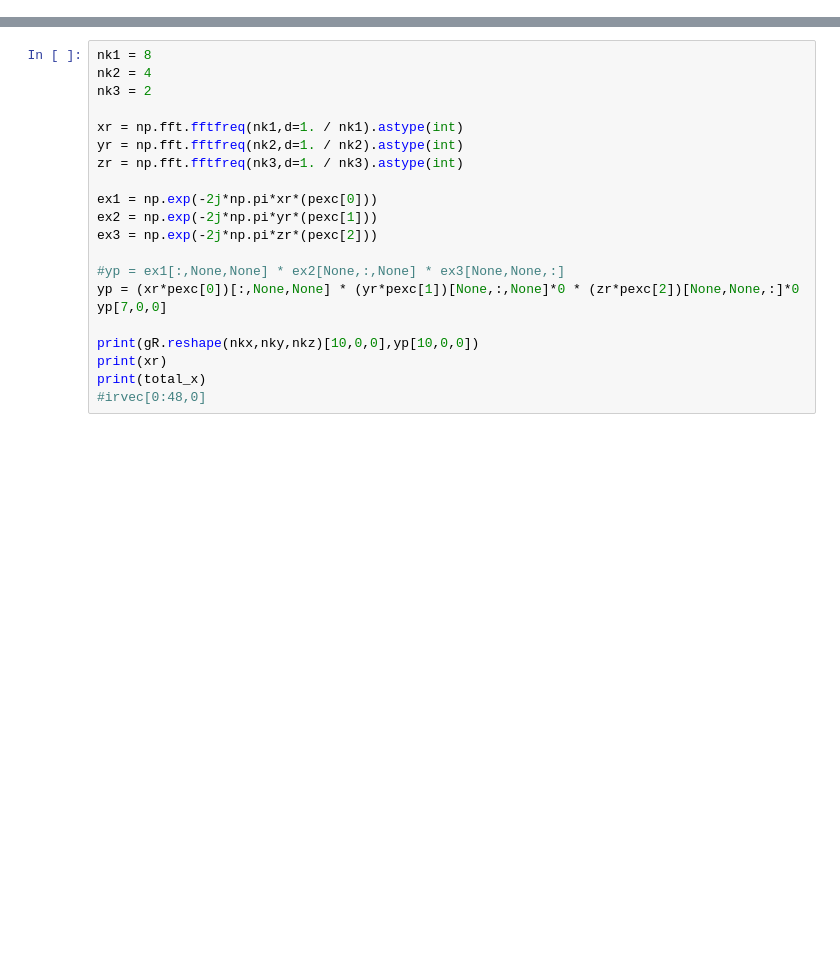
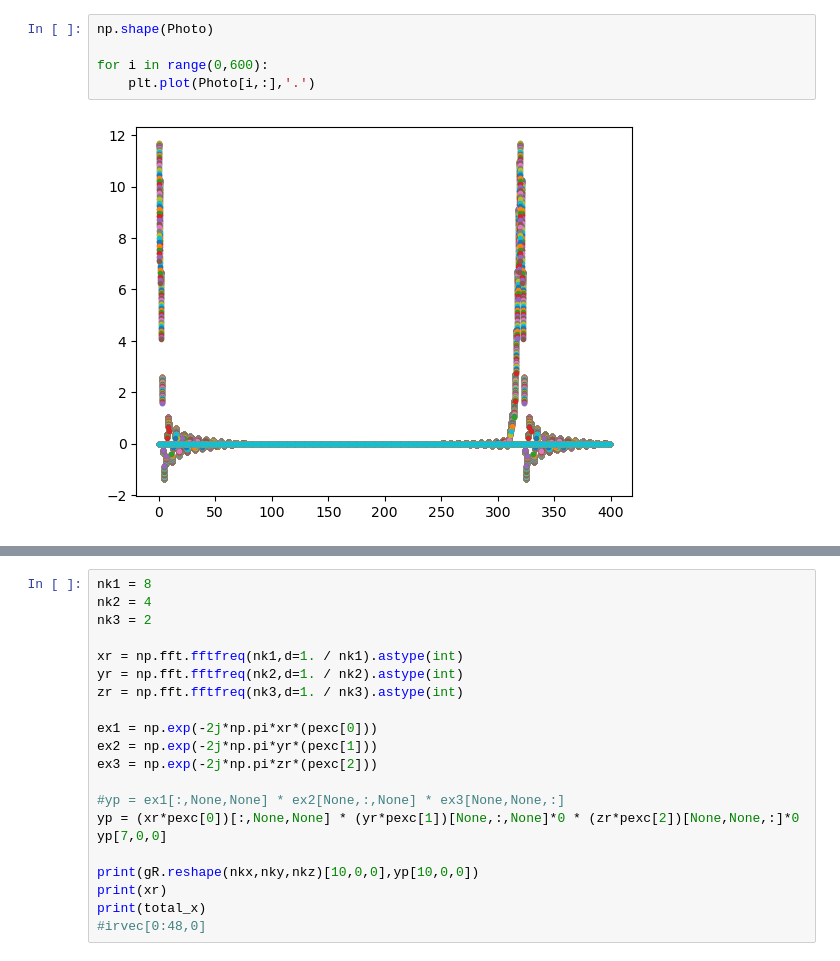
Before and after one commit to juanpulgarin/Black_P, a Jupyter notebook: Black_P_Excitons/Openning_Excitons.ipynb, the cells around one changed output, grey strips where cells are left out. Cells and saved outputs as stored; diff of their text form; blank space fills up the shorter version.

```diff
--- a/Black_P_Excitons/Openning_Excitons.ipynb
+++ b/Black_P_Excitons/Openning_Excitons.ipynb
@@ -270,0 +287,7 @@ cbar = fig.colorbar(contour)
+# %%
+np.shape(Photo)
+
+for i in range(0,600):
+    plt.plot(Photo[i,:],'.')
+# %% [output]
+[figure, added]
```
Also changed, not shown: parts of 20 cells of this notebook, 9 other files.
